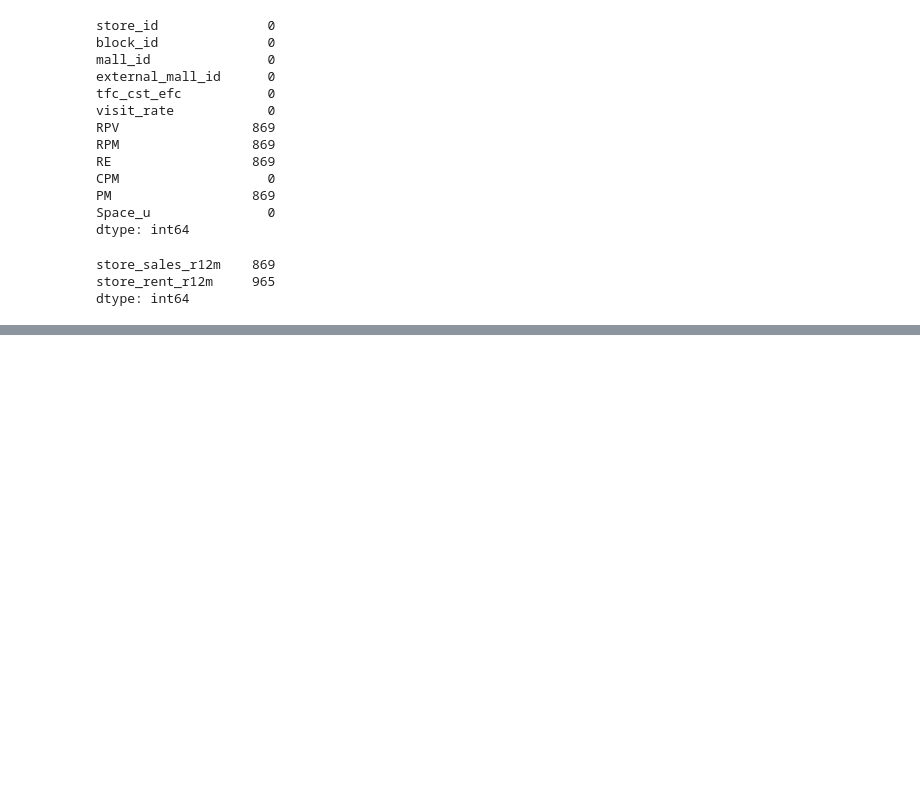
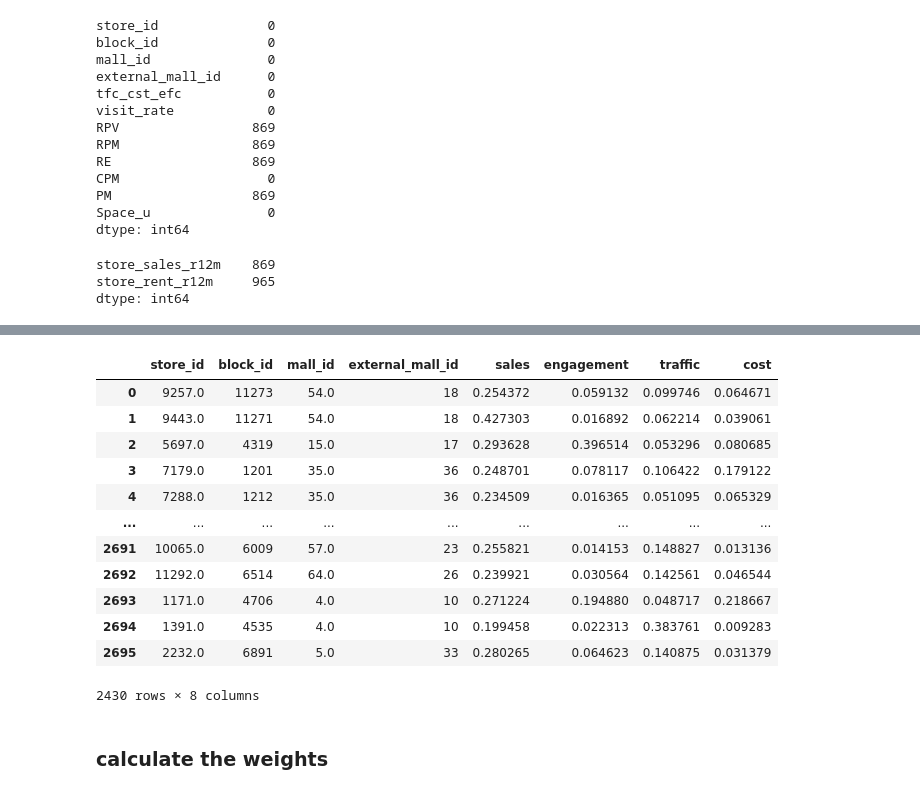
Before and after one commit to JokyHub/Data-Challenge-URW-HEC, a Jupyter notebook: notebooks/performance.ipynb, the cells around one changed output, grey strips where cells are left out. Drawn from its saved outputs; the diff is of its cells as text; code cells hidden in the pictures; blank space fills up the shorter version.

```diff
--- a/notebooks/performance.ipynb
+++ b/notebooks/performance.ipynb
@@ -369,0 +474,2 @@ dtype: int64
+# %%
+metrics_filtered = metrics[metrics.apply(lambda row: is_within_threshold(row, thresholds), axis=1)]
@@ -369,0 +493,6 @@ dtype: int64
+# %%
+# much better
+# do normalization
+from sklearn.preprocessing import MinMaxScaler, StandardScaler
+min_max_scaler = MinMaxScaler()
+metrics_filtered[criteria] = min_max_scaler.fit_transform(metrics_filtered[criteria])
@@ -369,0 +517,5 @@ dtype: int64
+# %%
+# generate metrics for each aspect
+metrics_filtered['sales'] = metrics_filtered[sales].mean(axis=1)
+metrics_filtered['traffic'] = metrics_filtered[traffic].mean(axis=1)
+metrics_filtered['cost'] = metrics_filtered[cost].mean(axis=1)
@@ -369,0 +538,20 @@ dtype: int64
+# %%
+metrics_filtered = metrics_filtered[['store_id', 'block_id', 'mall_id', 'external_mall_id', 'sales', 'engagement', 'traffic', 'cost']]
+# %%
+metrics_filtered
+# %% [output]
+|  | store_id | block_id | mall_id | external_mall_id | sales | engagement | traffic | cost |
+| 0 | 9257.0 | 11273 | 54.0 | 18 | 0.254372 | 0.059132 | 0.099746 | 0.064671 |
+| 1 | 9443.0 | 11271 | 54.0 | 18 | 0.427303 | 0.016892 | 0.062214 | 0.039061 |
+| 2 | 5697.0 | 4319 | 15.0 | 17 | 0.293628 | 0.396514 | 0.053296 | 0.080685 |
+| 3 | 7179.0 | 1201 | 35.0 | 36 | 0.248701 | 0.078117 | 0.106422 | 0.179122 |
+| 4 | 7288.0 | 1212 | 35.0 | 36 | 0.234509 | 0.016365 | 0.051095 | 0.065329 |
+| ... | ... | ... | ... | ... | ... | ... | ... | ... |
+| 2691 | 10065.0 | 6009 | 57.0 | 23 | 0.255821 | 0.014153 | 0.148827 | 0.013136 |
+| 2692 | 11292.0 | 6514 | 64.0 | 26 | 0.239921 | 0.030564 | 0.142561 | 0.046544 |
+| 2693 | 1171.0 | 4706 | 4.0 | 10 | 0.271224 | 0.194880 | 0.048717 | 0.218667 |
+| 2694 | 1391.0 | 4535 | 4.0 | 10 | 0.199458 | 0.022313 | 0.383761 | 0.009283 |
+| 2695 | 2232.0 | 6891 | 5.0 | 33 | 0.280265 | 0.064623 | 0.140875 | 0.031379 |
+2430 rows × 8 columns
+# %% [markdown]
+### calculate the weights
```
Also changed, not shown: parts of 30 cells of this notebook.
